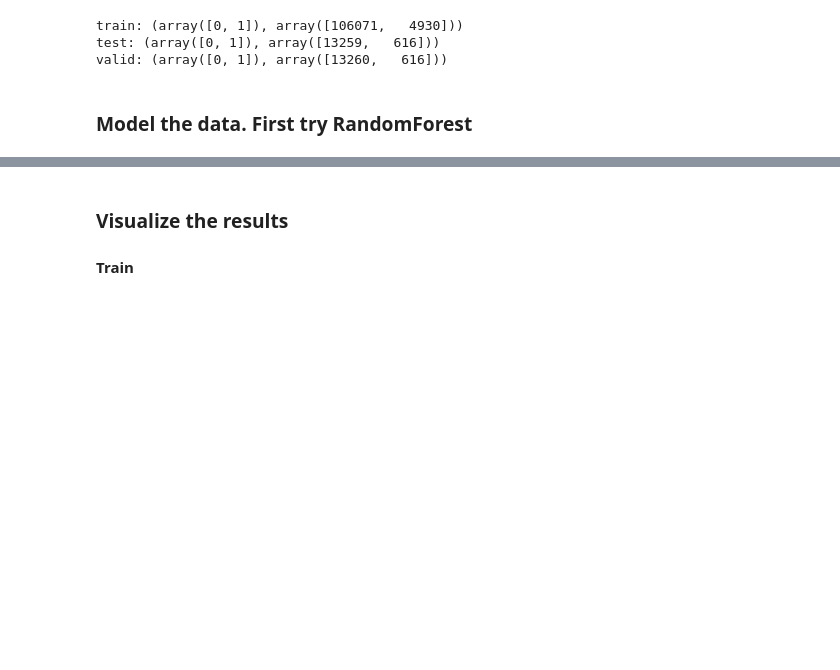
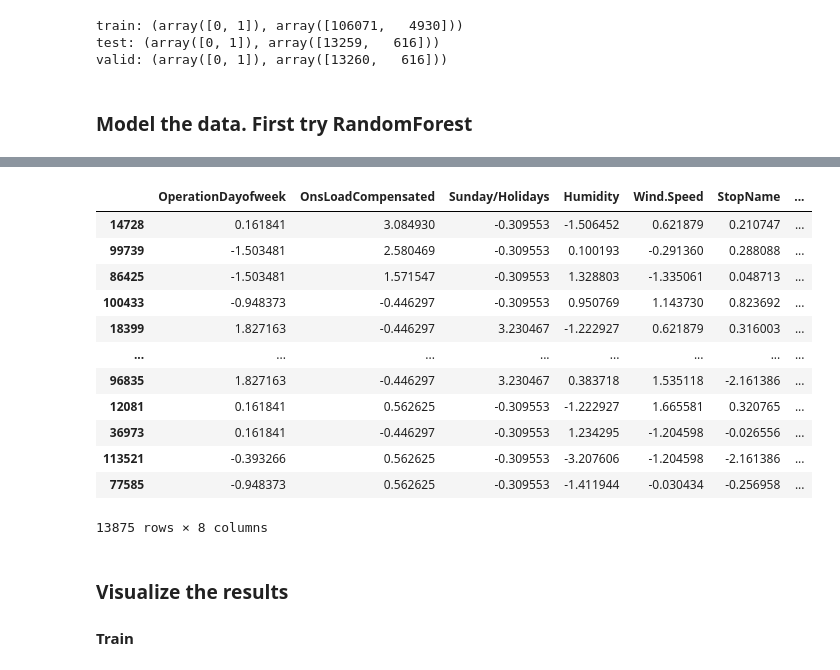
Before and after one commit to DRMRK/Machine_Learning-, a Jupyter notebook: Bus_bunching_Translink/notebooks/20200925_analyze_cleaned_data.ipynb, the cells around one changed output, grey strips where cells are left out. Saved outputs shown, nothing was run; the diff lists cells and outputs as text; code cells hidden in the pictures; blank space fills up the shorter version.

```diff
--- a/Bus_bunching_Translink/notebooks/20200925_analyze_cleaned_data.ipynb
+++ b/Bus_bunching_Translink/notebooks/20200925_analyze_cleaned_data.ipynb
@@ -158,0 +199,2 @@ RandomForestClassifier(n_jobs=-1, oob_score=True, random_state=0)
+# %%
+pp=X_test.columns[sorted_idx[-8:]]
@@ -158,0 +207,2 @@ RandomForestClassifier(n_jobs=-1, oob_score=True, random_state=0)
+# %%
+ll =[i for i in pp]
@@ -159,3 +220,19 @@ RandomForestClassifier(n_jobs=-1, oob_score=True, random_state=0)
+# %%
+X_test[ll]
+# %% [output]
+|  | OperationDayofweek | OnsLoadCompensated | Sunday/Holidays | Humidity | Wind.Speed | StopName | ... |
+| 14728 | 0.161841 | 3.084930 | -0.309553 | -1.506452 | 0.621879 | 0.210747 | ... |
+| 99739 | -1.503481 | 2.580469 | -0.309553 | 0.100193 | -0.291360 | 0.288088 | ... |
+| 86425 | -1.503481 | 1.571547 | -0.309553 | 1.328803 | -1.335061 | 0.048713 | ... |
+| 100433 | -0.948373 | -0.446297 | -0.309553 | 0.950769 | 1.143730 | 0.823692 | ... |
+| 18399 | 1.827163 | -0.446297 | 3.230467 | -1.222927 | 0.621879 | 0.316003 | ... |
+| ... | ... | ... | ... | ... | ... | ... | ... |
+| 96835 | 1.827163 | -0.446297 | 3.230467 | 0.383718 | 1.535118 | -2.161386 | ... |
+| 12081 | 0.161841 | 0.562625 | -0.309553 | -1.222927 | 1.665581 | 0.320765 | ... |
+| 36973 | 0.161841 | -0.446297 | -0.309553 | 1.234295 | -1.204598 | -0.026556 | ... |
+| 113521 | -0.393266 | 0.562625 | -0.309553 | -3.207606 | -1.204598 | -2.161386 | ... |
+| 77585 | -0.948373 | 0.562625 | -0.309553 | -1.411944 | -0.030434 | -0.256958 | ... |
+13875 rows × 8 columns
 # %%
 # Make predictions on the training data
 y_pred_train= RFmodel.predict(X_train)
```
Also changed, not shown: parts of 11 cells of this notebook, 4 other files.
